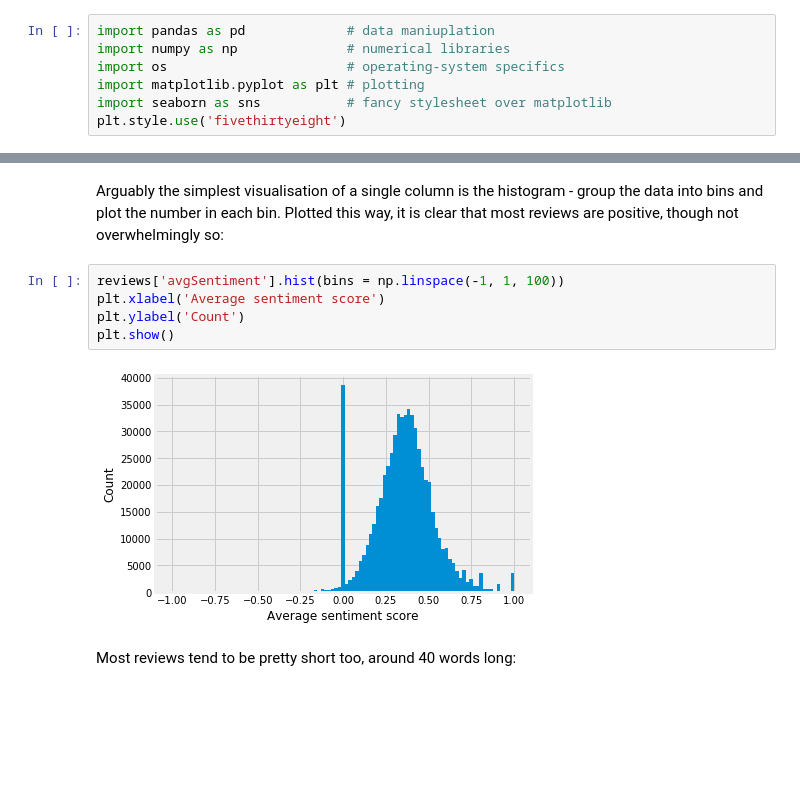
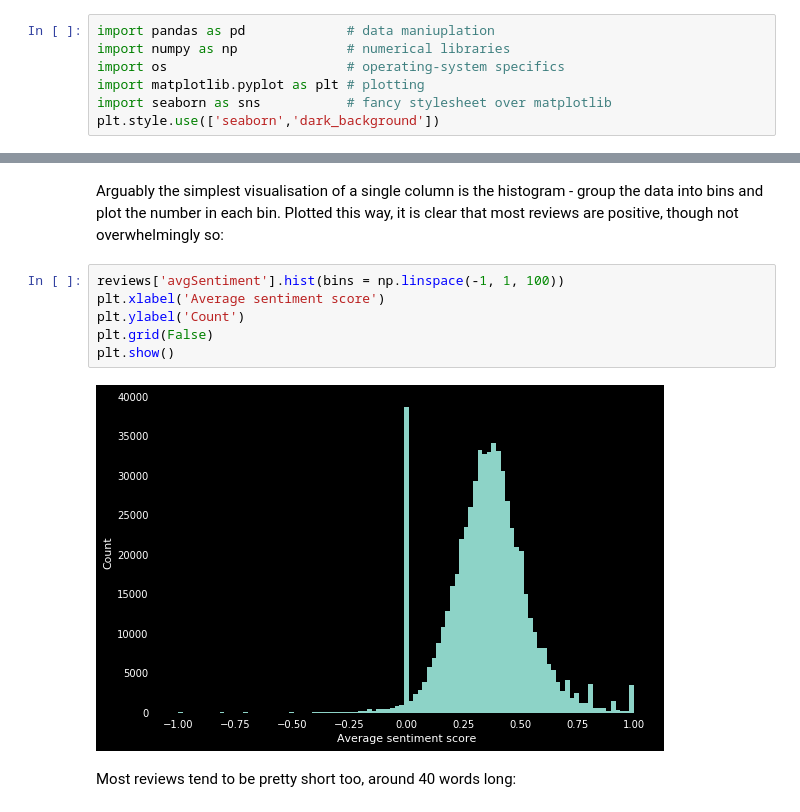
Before and after one commit to MrRutledge/Opendata_Hackathon, a Jupyter notebook: AirBnb/Storytelling/AirBnB_DataAnalysis_Ldn.ipynb, the cells around one changed output, grey strips where cells are left out. Cells and saved outputs as stored; diff of their text form; blank space fills up the shorter version.

```diff
--- a/AirBnb/Storytelling/AirBnB_DataAnalysis_Ldn.ipynb
+++ b/AirBnb/Storytelling/AirBnB_DataAnalysis_Ldn.ipynb
@@ -14,4 +14,4 @@ import numpy as np              # numerical libraries
 import os                       # operating-system specifics
 import matplotlib.pyplot as plt # plotting
 import seaborn as sns           # fancy stylesheet over matplotlib
-plt.style.use('fivethirtyeight')
+plt.style.use(['seaborn','dark_background'])
@@ -248,10 +313,11 @@ Arguably the simplest visualisation of a single column is the histogram - group
 # %%
 reviews['avgSentiment'].hist(bins = np.linspace(-1, 1, 100))
 plt.xlabel('Average sentiment score')
 plt.ylabel('Count')
+plt.grid(False)
 plt.show()
 # %% [output]
-[figure, old version]
+[figure, new version]
 # %% [markdown]
 Most reviews tend to be pretty short too, around 40 words long:
 # %%
```
Also changed, not shown: parts of 41 cells of this notebook.
